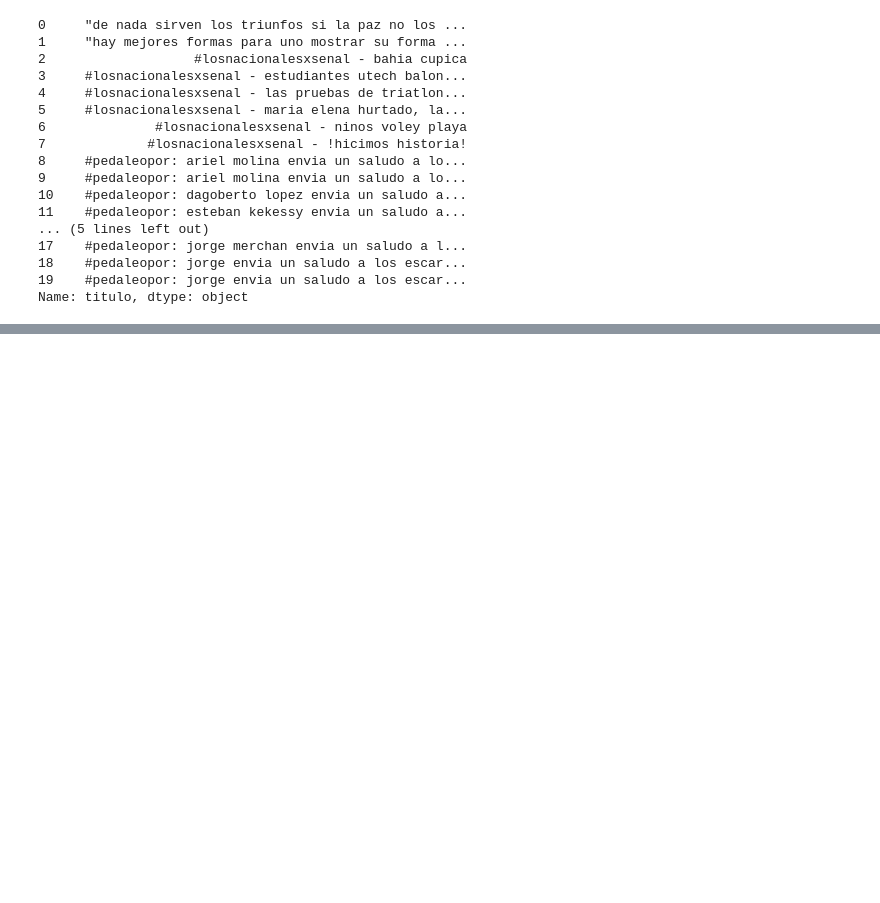
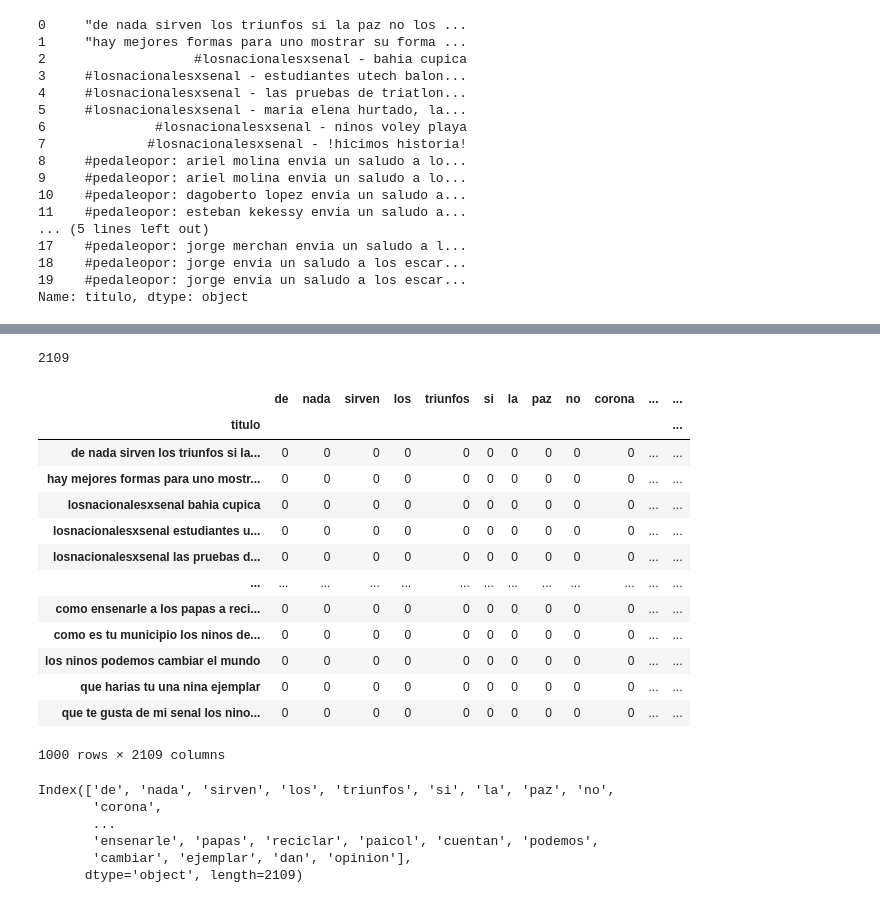
Before and after one commit to devBorisG/Estadistica-III, a Jupyter notebook: Tarea 4/Categorias.ipynb, the cells around one changed output, grey strips where cells are left out. Saved outputs shown, nothing was run; the diff lists cells and outputs as text; code cells hidden in the pictures; blank space fills up the shorter version.

```diff
--- a/Tarea 4/Categorias.ipynb
+++ b/Tarea 4/Categorias.ipynb
@@ -16,6 +12,8 @@ from unidecode import unidecode
 # %%
-df = pd.read_csv("./data/categories/train.csv")
-index = df['index']
-titulo = df['titulo']
-categoria = df['categoria']
+df_train = pd.read_csv("./data/categories/train.csv")
+df_test = pd.read_csv("./data/categories/test.csv")
+df_complete = pd.concat([df_train,df_test])
+index = df_complete['index']
+titulo = df_complete['titulo']
+categoria = df_complete['categoria']
 # %%
@@ -96,3 +94,7 @@ titulo.head(20)
 18    #pedaleopor: jorge envia un saludo a los escar...
 19    #pedaleopor: jorge envia un saludo a los escar...
 Name: titulo, dtype: object
+# %%
+def quitar_caracteres_especiales(texto):
+    return re.sub(r'[^A-Za-z0-9 ]+', '', texto)
+titulo = titulo.apply(quitar_caracteres_especiales)
@@ -98,0 +121,12 @@ Name: titulo, dtype: object
+# %%
+def obtener_palabras_unicas(texto, diccionario):
+    palabras = re.findall(r'\b\w+\b', texto)
+    for palabra in palabras:
+        diccionario[palabra] = 0
+
+palabras_unicas = {}
+
+titulo.apply(lambda x: obtener_palabras_unicas(x, palabras_unicas))
+
+df_palabras_unicas = pd.DataFrame(palabras_unicas.keys(), columns=["Palabra"])
+df_palabras_unicas.head(20)
@@ -98,0 +151,31 @@ Name: titulo, dtype: object
+# %%
+len(df_palabras_unicas)
+# %% [output]
+2109
+# %%
+df_matriz_frecuencia = pd.DataFrame(palabras_unicas, index=titulo)
+df_matriz_frecuencia
+# %% [output]
+|  | de | nada | sirven | los | triunfos | si | la | paz | no | corona | ... | ... |
+| titulo |  |  |  |  |  |  |  |  |  |  |  | ... |
+| de nada sirven los triunfos si la... | 0 | 0 | 0 | 0 | 0 | 0 | 0 | 0 | 0 | 0 | ... | ... |
+| hay mejores formas para uno mostr... | 0 | 0 | 0 | 0 | 0 | 0 | 0 | 0 | 0 | 0 | ... | ... |
+| losnacionalesxsenal bahia cupica | 0 | 0 | 0 | 0 | 0 | 0 | 0 | 0 | 0 | 0 | ... | ... |
+| losnacionalesxsenal estudiantes u... | 0 | 0 | 0 | 0 | 0 | 0 | 0 | 0 | 0 | 0 | ... | ... |
+| losnacionalesxsenal las pruebas d... | 0 | 0 | 0 | 0 | 0 | 0 | 0 | 0 | 0 | 0 | ... | ... |
+| ... | ... | ... | ... | ... | ... | ... | ... | ... | ... | ... | ... | ... |
+| como ensenarle a los papas a reci... | 0 | 0 | 0 | 0 | 0 | 0 | 0 | 0 | 0 | 0 | ... | ... |
+| como es tu municipio los ninos de... | 0 | 0 | 0 | 0 | 0 | 0 | 0 | 0 | 0 | 0 | ... | ... |
+| los ninos podemos cambiar el mundo | 0 | 0 | 0 | 0 | 0 | 0 | 0 | 0 | 0 | 0 | ... | ... |
+| que harias tu una nina ejemplar | 0 | 0 | 0 | 0 | 0 | 0 | 0 | 0 | 0 | 0 | ... | ... |
+| que te gusta de mi senal los nino... | 0 | 0 | 0 | 0 | 0 | 0 | 0 | 0 | 0 | 0 | ... | ... |
+1000 rows × 2109 columns
+# %%
+df_matriz_frecuencia.columns
+# %% [output]
+Index(['de', 'nada', 'sirven', 'los', 'triunfos', 'si', 'la', 'paz', 'no',
+       'corona',
+       ...
+       'ensenarle', 'papas', 'reciclar', 'paicol', 'cuentan', 'podemos',
+       'cambiar', 'ejemplar', 'dan', 'opinion'],
+      dtype='object', length=2109)
```
Also changed, not shown: parts of 7 cells of this notebook.
